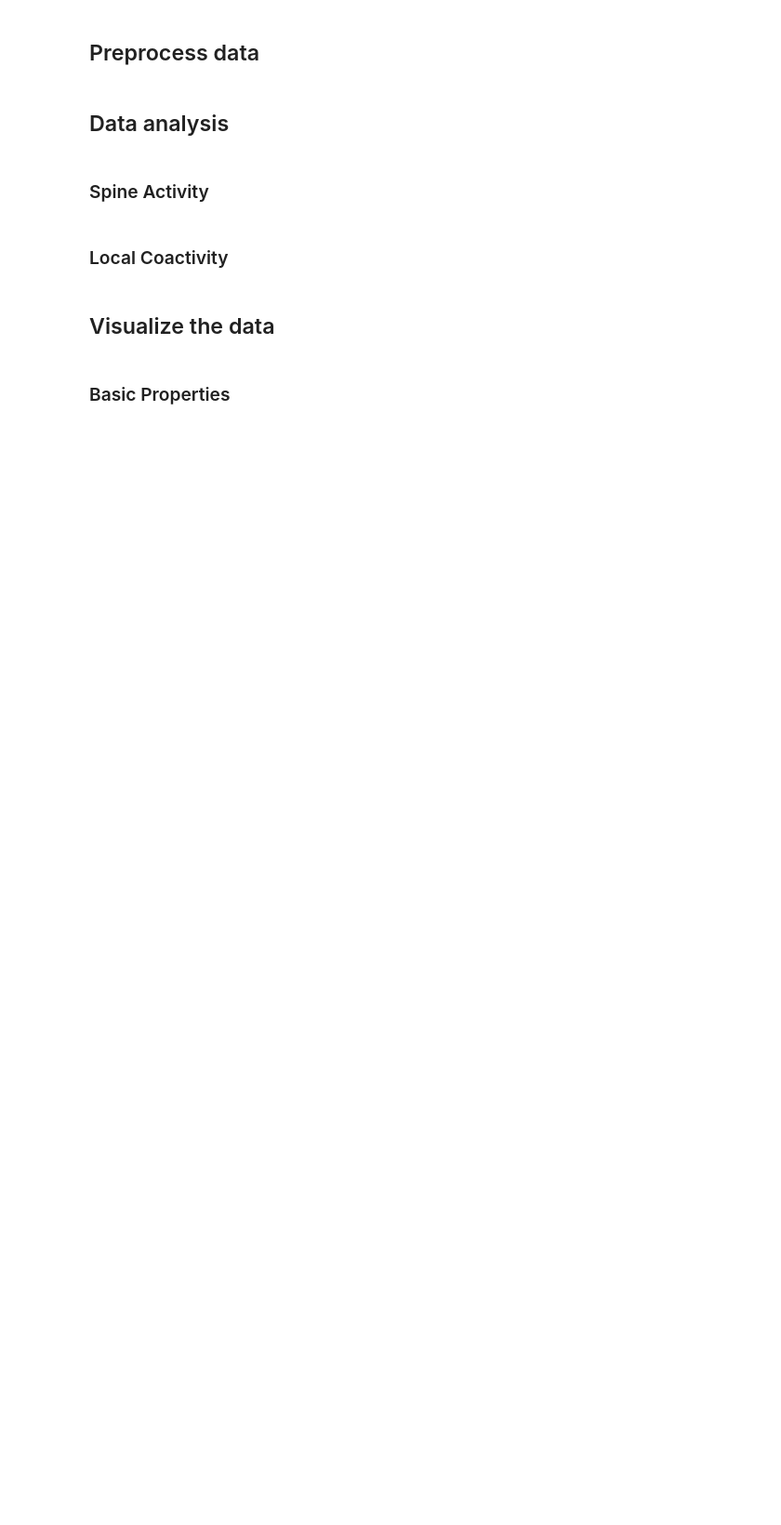
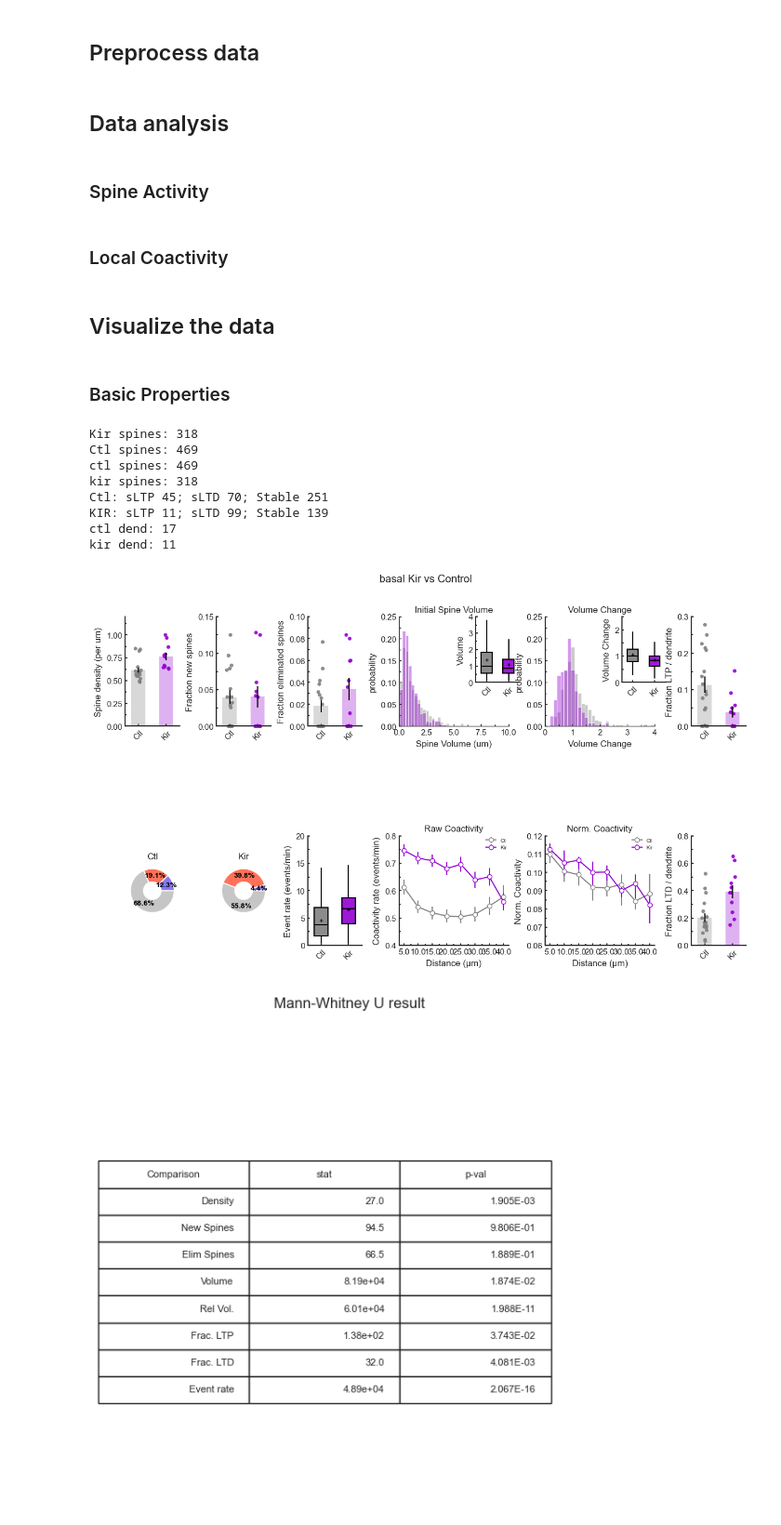
Before and after one commit to wjakewright/Lab_Analyses, a Jupyter notebook: Lab_Analyses/Kir_Analysis/Kir_Basal_Spine_Analysis.ipynb, the cells around one changed output. Shown at 93% size. Cells and saved outputs as stored; diff of their text form; code cells hidden in the pictures; blank space fills up the shorter version.

```diff
--- a/Lab_Analyses/Kir_Analysis/Kir_Basal_Spine_Analysis.ipynb
+++ b/Lab_Analyses/Kir_Analysis/Kir_Basal_Spine_Analysis.ipynb
@@ -192,18 +191,29 @@ figure_path = r"C:\Users\Jake\Desktop\Figures\grouped_data\Kir_Spine_Imaging\Pla
 # %%
 plotting.plot_kir_vs_ctl_basic_props(
     kir_activity_dataset=early_kir_activity_data,
     ctl_activity_dataset=early_ctl_activity_data,
     kir_coactivity_dataset=e_kir_coactivity_data,
     ctl_coactivity_dataset=e_ctl_coactivity_data,
     fov_type="basal",
     figsize=(15,8),
     threshold=(0.25, 0.5),
     showmeans=True,
     hist_bins=30,
-    test_type="parametric",
-    save=True,
+    test_type="nonparametric",
+    save=False,
     save_path=figure_path,
 )
+# %% [output]
+Kir spines: 318
+Ctl spines: 469
+ctl spines: 469
+kir spines: 318
+Ctl: sLTP 45; sLTD 70; Stable 251
+KIR: sLTP 11; sLTD 99; Stable 139
+ctl dend: 17
+kir dend: 11
+[figure, added]
+[figure, added]
 # %%
 plotting.plot_kir_spine_plasticity(
     dataset=early_kir_activity_data,
```
Also changed, not shown: parts of 4 cells of this notebook, 1 other file.
